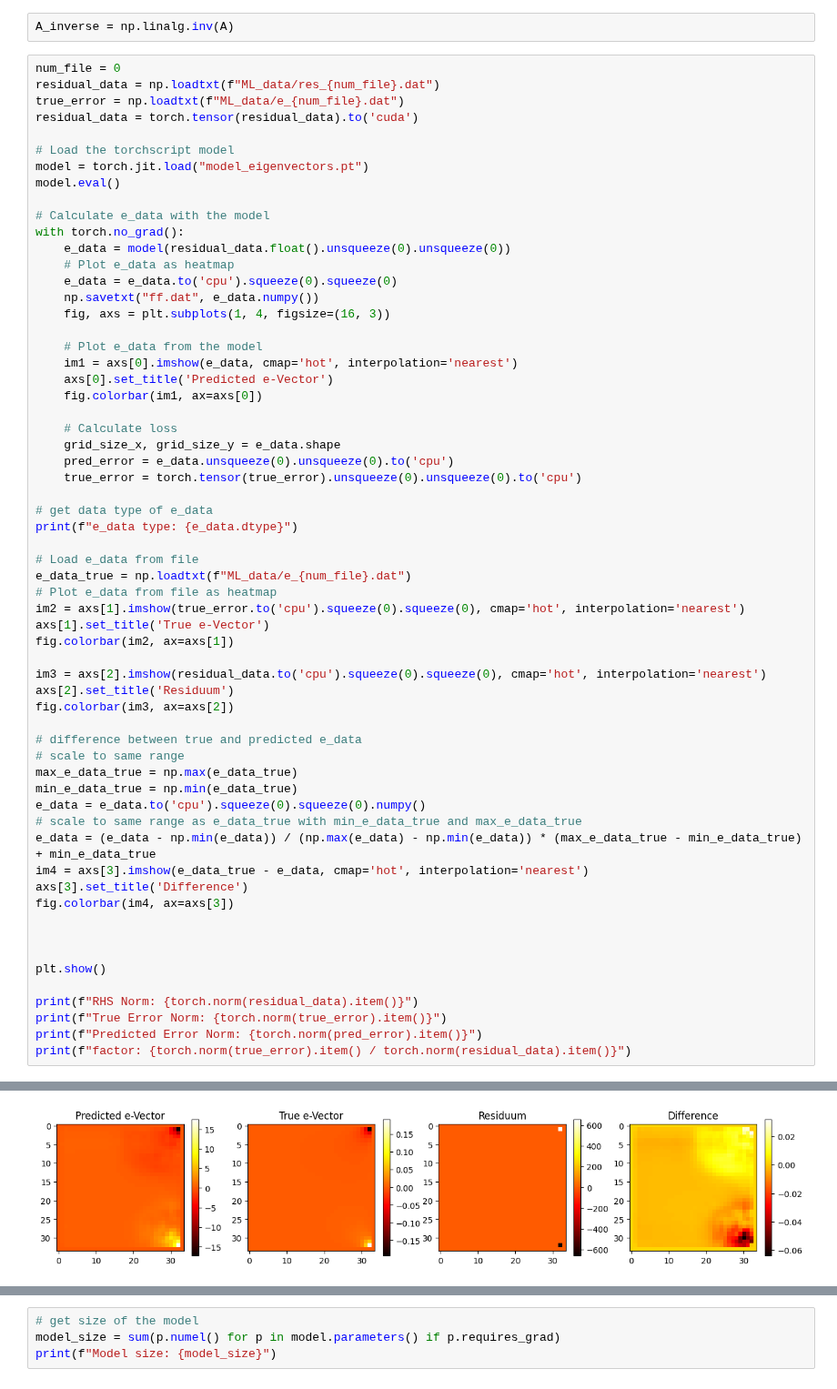
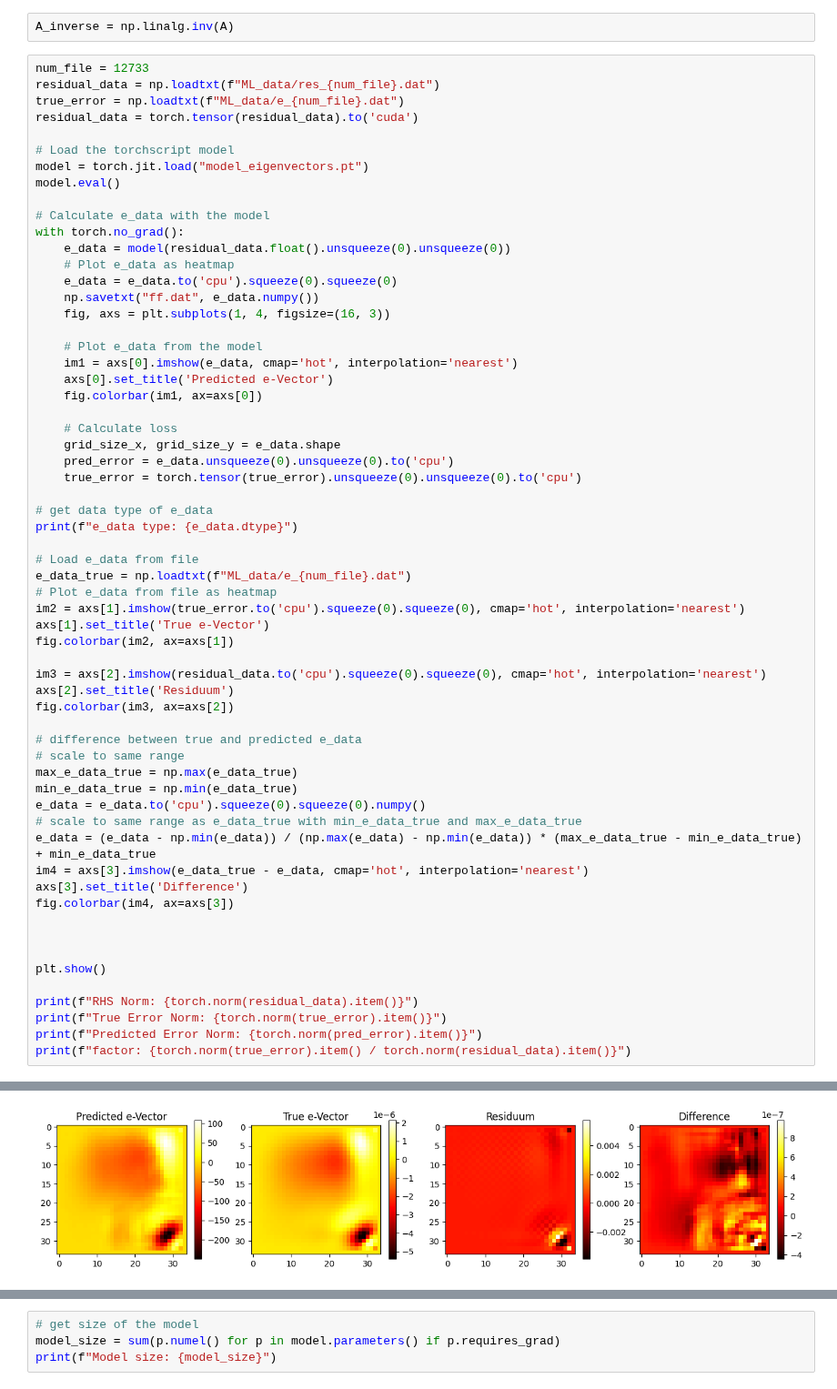
Before and after one commit to glaand/bachelor-thesis, a Jupyter notebook: ml/experimental/ml_analysis_eigenvectors.ipynb, the cells around one changed output, grey strips where cells are left out. Shown at 91% size. Drawn from its saved outputs; the diff is of its cells as text.

```diff
--- a/ml/ml_analysis_eigenvectors.ipynb
+++ b/ml/experimental/ml_analysis_eigenvectors.ipynb
@@ -72,7 +72,7 @@ for i in range(grid_size_x):
 # %%
 A_inverse = np.linalg.inv(A)
 # %%
-num_file = 0
+num_file = 12733
 residual_data = np.loadtxt(f"ML_data/res_{num_file}.dat")
 true_error = np.loadtxt(f"ML_data/e_{num_file}.dat")
 residual_data = torch.tensor(residual_data).to('cuda')
@@ -107,31 +107,31 @@ e_data_true = np.loadtxt(f"ML_data/e_{num_file}.dat")
 # Plot e_data from file as heatmap
 im2 = axs[1].imshow(true_error.to('cpu').squeeze(0).squeeze(0), cmap='hot', interpolation='nearest')
 axs[1].set_title('True e-Vector')
 fig.colorbar(im2, ax=axs[1])
 
 im3 = axs[2].imshow(residual_data.to('cpu').squeeze(0).squeeze(0), cmap='hot', interpolation='nearest')
 axs[2].set_title('Residuum')
 fig.colorbar(im3, ax=axs[2])
 
 # difference between true and predicted e_data
 # scale to same range
 max_e_data_true = np.max(e_data_true)
 min_e_data_true = np.min(e_data_true)
 e_data = e_data.to('cpu').squeeze(0).squeeze(0).numpy()
 # scale to same range as e_data_true with min_e_data_true and max_e_data_true
 e_data = (e_data - np.min(e_data)) / (np.max(e_data) - np.min(e_data)) * (max_e_data_true - min_e_data_true) + min_e_data_true
 im4 = axs[3].imshow(e_data_true - e_data, cmap='hot', interpolation='nearest')
 axs[3].set_title('Difference')
 fig.colorbar(im4, ax=axs[3])
 
 
 
 plt.show()
 
 print(f"RHS Norm: {torch.norm(residual_data).item()}")
 print(f"True Error Norm: {torch.norm(true_error).item()}")
 print(f"Predicted Error Norm: {torch.norm(pred_error).item()}")
 print(f"factor: {torch.norm(true_error).item() / torch.norm(residual_data).item()}")
 # %% [output]
 e_data type: torch.float32
-[figure, old version]
+[figure, new version]
```
Also changed, not shown: parts of 2 cells of this notebook, 22 other files.
